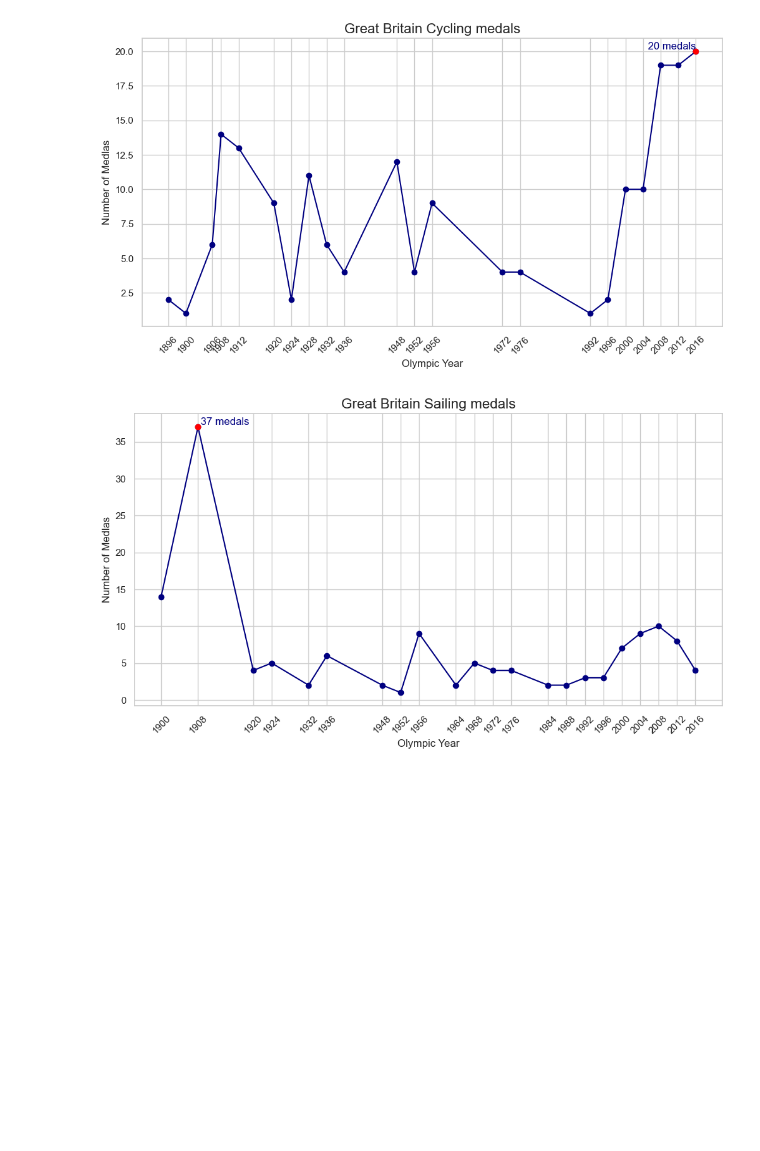
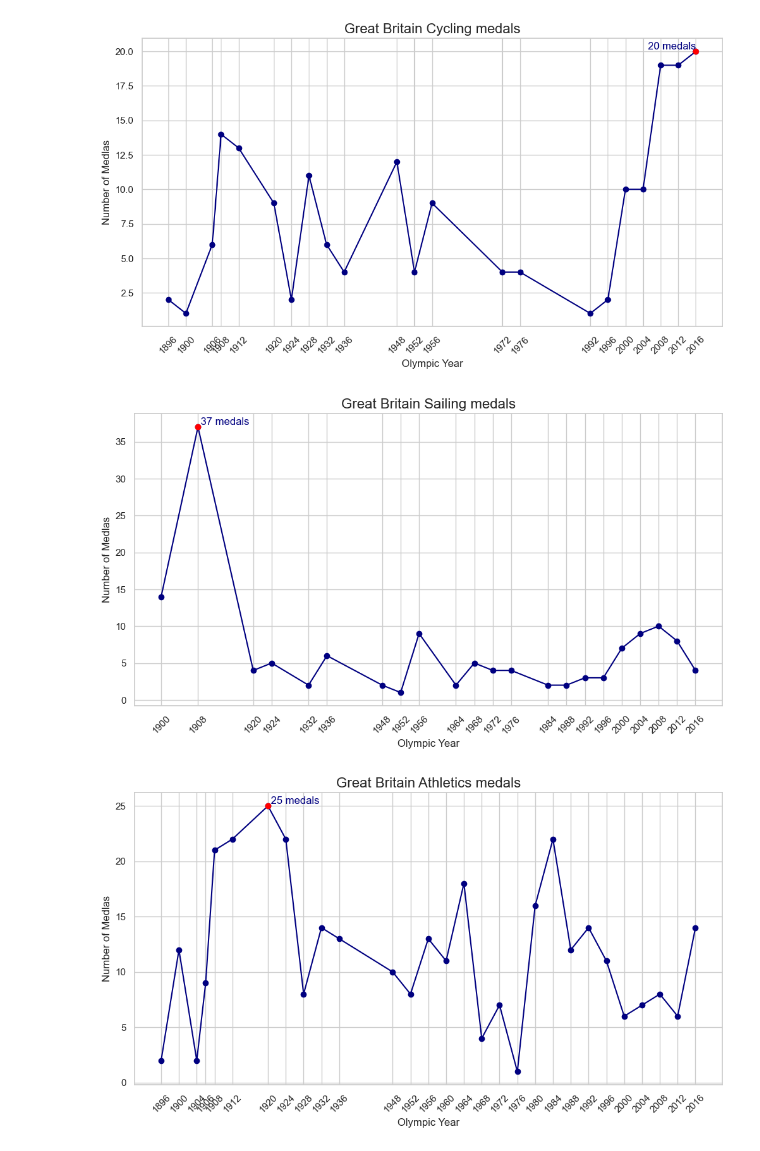
Before and after one commit to Wessnom/Databehandling-Projekt, a Jupyter notebook: uppgift2.ipynb, the cells around one changed output. Saved outputs shown, nothing was run; the diff lists cells and outputs as text; code cells hidden in the pictures; blank space fills up the shorter version.

```diff
--- a/uppgift2.ipynb
+++ b/uppgift2.ipynb
@@ -83,33 +85,54 @@ plt.xlabel('Olympic Year', fontsize=12)
 plt.ylabel('Number of Medlas', fontsize=12)
 
 plt.xticks(rotation=45)
 plt.tight_layout
 
 plt.show()
 
 # Sailing
 plt.figure(figsize=[12, 6])
 plt.plot(medal_trend_sailing.index, medal_trend_sailing.values, marker='o', color='navy', linestyle='-')
 
 peak_years = medal_trend_sailing[medal_trend_sailing == medal_trend_sailing.max()]
 plt.scatter(peak_years.index, peak_years.values, color='red', zorder=5)
 
 for year, medals in peak_years.items():
     plt.text(year, medals, f' {medals} medals', verticalalignment='bottom', color='navy')
 
 plt.title('Great Britain Sailing medals', fontsize=16)
 plt.xticks(medal_trend_sailing.index)
 plt.xlabel('Olympic Year', fontsize=12)
 plt.ylabel('Number of Medlas', fontsize=12)
 
 plt.xticks(rotation=45)
 plt.tight_layout
 
 plt.show()
+
+
+plt.figure(figsize=[12, 6])
+plt.plot(medal_trend_athletics.index, medal_trend_athletics.values, marker='o', color='navy', linestyle='-')
+
+peak_years = medal_trend_athletics[medal_trend_athletics == medal_trend_athletics.max()]
+plt.scatter(peak_years.index, peak_years.values, color='red', zorder=5)
+
+for year, medals in peak_years.items():
+    plt.text(year, medals, f' {medals} medals', verticalalignment='bottom', color='navy')
+
+plt.title('Great Britain Athletics medals', fontsize=16)
+plt.xticks(medal_trend_athletics.index)
+plt.xlabel('Olympic Year', fontsize=12)
+plt.ylabel('Number of Medlas', fontsize=12)
+
+plt.xticks(rotation=45)
+plt.tight_layout
+
+plt.show()
 # %% [output]
 [figure]
 [figure]
 [figure]
+[figure, added]
 # %%
 # Liten px graf för sammanställning, väldigt ofärdig.
 px.bar(medal_trend_df, title=f"Medal trend for {', '.join(medal_trend_df.columns)}")
```
Also changed, not shown: parts of 4 cells of this notebook.
